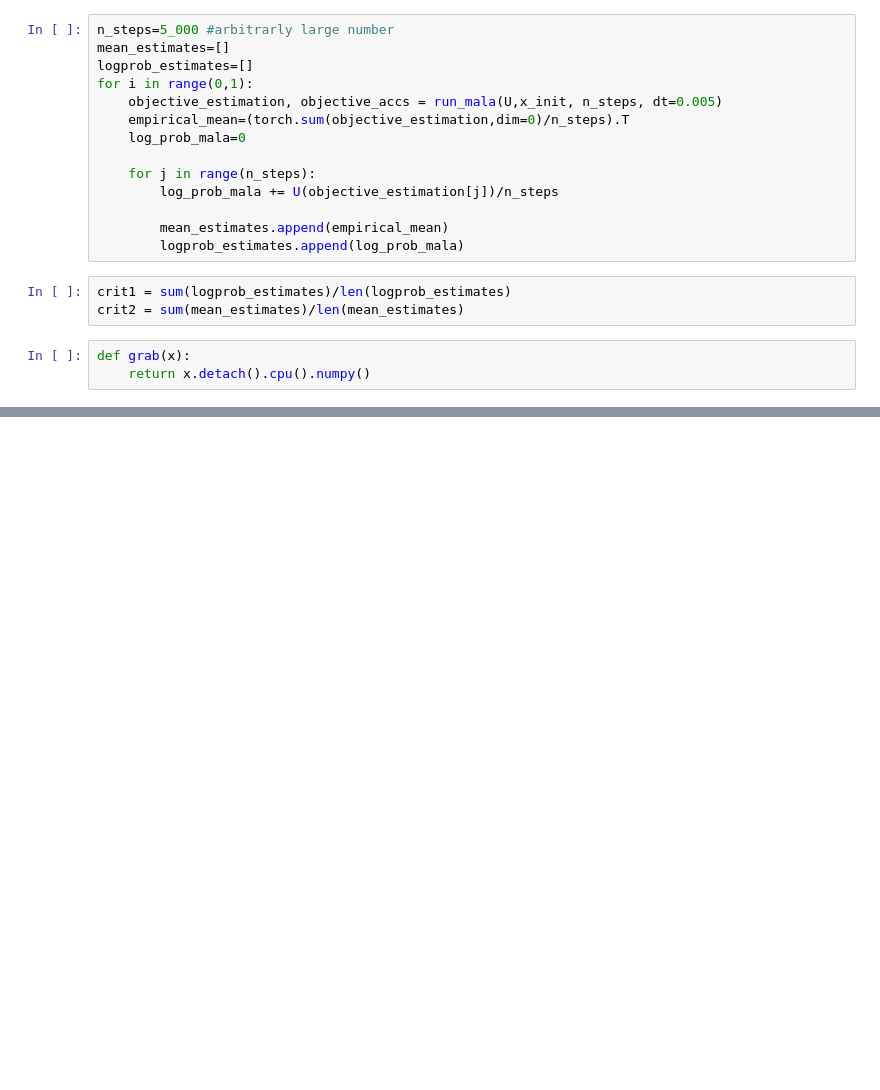
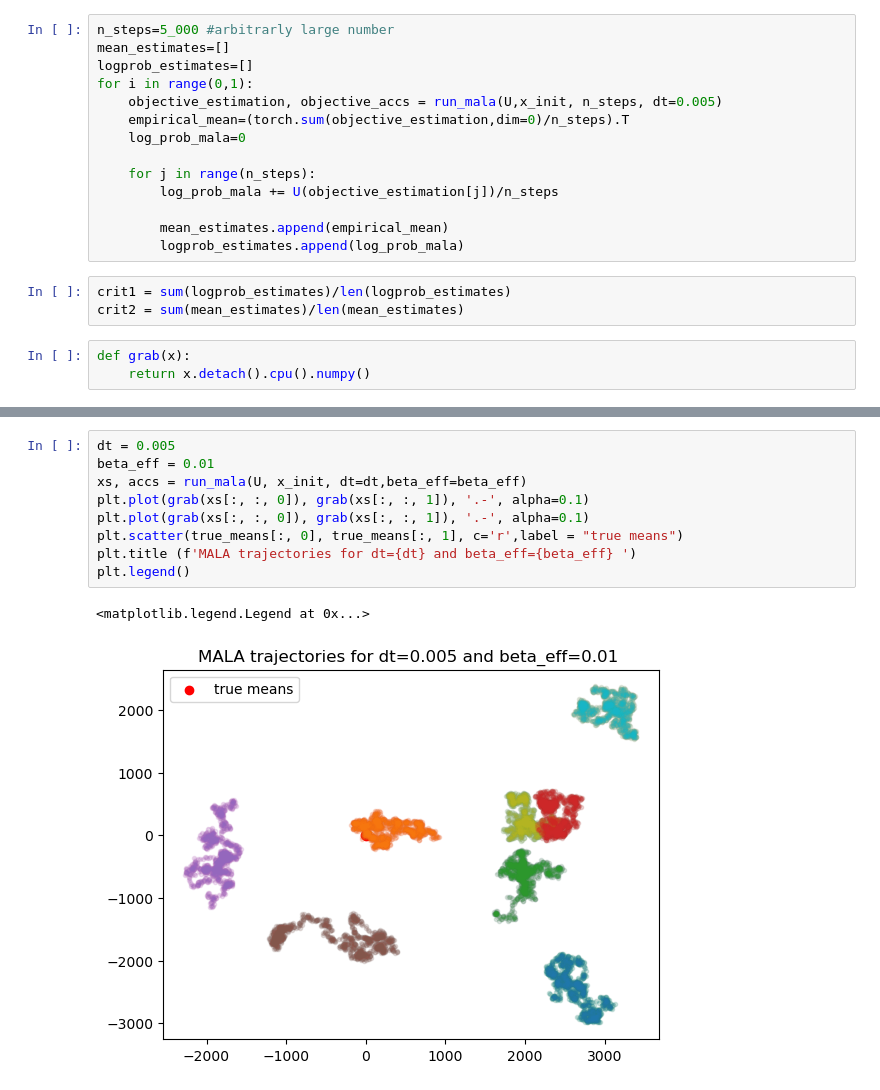
Before and after one commit to IliesElJ/MALA_vs_EM, a Jupyter notebook: gmm_mala_em.ipynb, the cells around one changed output, grey strips where cells are left out. Cells and saved outputs as stored; diff of their text form; blank space fills up the shorter version.

```diff
--- a/gmm_mala_em.ipynb
+++ b/gmm_mala_em.ipynb
@@ -469,0 +459,12 @@ plt.legend()
+# %%
+dt = 0.005
+beta_eff = 0.01
+xs, accs = run_mala(U, x_init, dt=dt,beta_eff=beta_eff)
+plt.plot(grab(xs[:, :, 0]), grab(xs[:, :, 1]), '.-', alpha=0.1)
+plt.plot(grab(xs[:, :, 0]), grab(xs[:, :, 1]), '.-', alpha=0.1)
+plt.scatter(true_means[:, 0], true_means[:, 1], c='r',label = "true means")
+plt.title (f'MALA trajectories for dt={dt} and beta_eff={beta_eff} ')
+plt.legend()
+# %% [output]
+<matplotlib.legend.Legend at 0x...>
+[figure, added]
```
Also changed, not shown: parts of 10 cells of this notebook.
